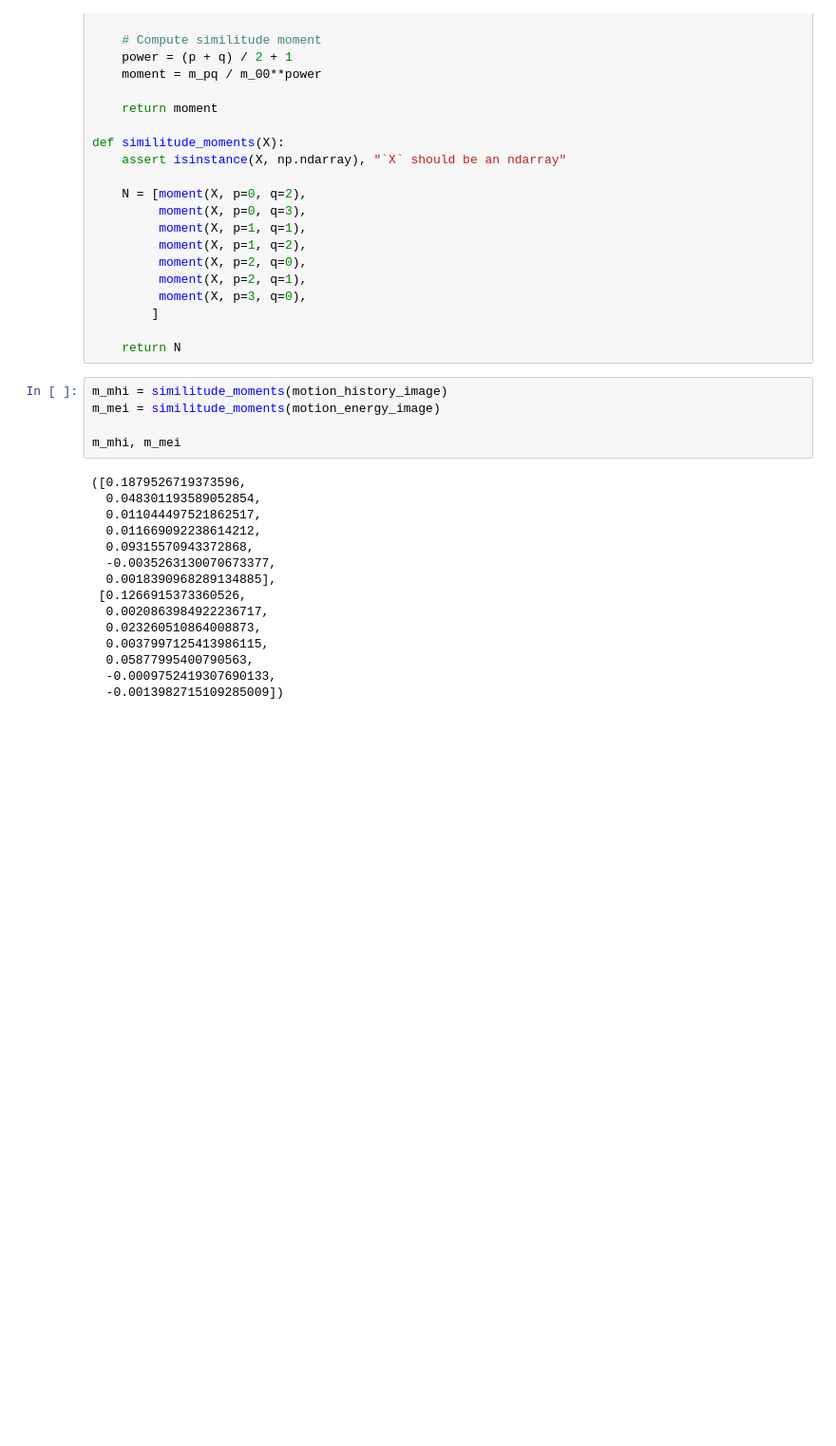
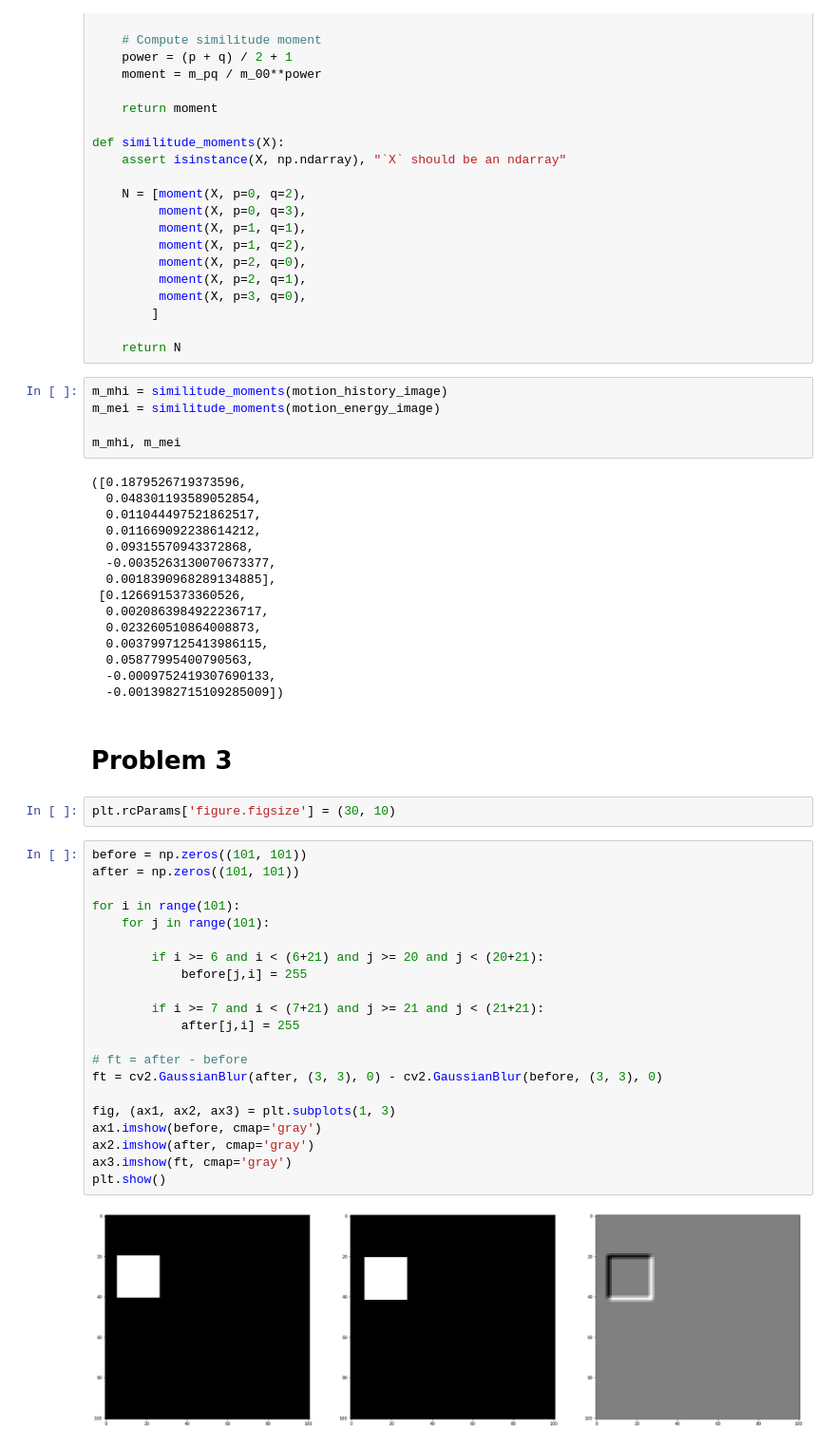
Before and after one commit to edisonghc/Computer_Vision, a Jupyter notebook: 05_Motion/Motion.ipynb, the cells around one changed output. Shown at 95% size. Drawn from its saved outputs; the diff is of its cells as text; blank space fills up the shorter version.

```diff
--- a/05_Motion/Motion.ipynb
+++ b/05_Motion/Motion.ipynb
@@ -169,3 +169,30 @@ m_mhi, m_mei
   0.05877995400790563,
   -0.0009752419307690133,
   -0.0013982715109285009])
+# %% [markdown]
+# Problem 3
+# %%
+plt.rcParams['figure.figsize'] = (30, 10)
+# %%
+before = np.zeros((101, 101))
+after = np.zeros((101, 101))
+
+for i in range(101):
+    for j in range(101):
+
+        if i >= 6 and i < (6+21) and j >= 20 and j < (20+21):
+            before[j,i] = 255
+
+        if i >= 7 and i < (7+21) and j >= 21 and j < (21+21):
+            after[j,i] = 255
+
+# ft = after - before
+ft = cv2.GaussianBlur(after, (3, 3), 0) - cv2.GaussianBlur(before, (3, 3), 0)
+
+fig, (ax1, ax2, ax3) = plt.subplots(1, 3)
+ax1.imshow(before, cmap='gray')
+ax2.imshow(after, cmap='gray')
+ax3.imshow(ft, cmap='gray')
+plt.show()
+# %% [output]
+[figure, added]
```
Also changed, not shown: parts of 7 cells of this notebook.
